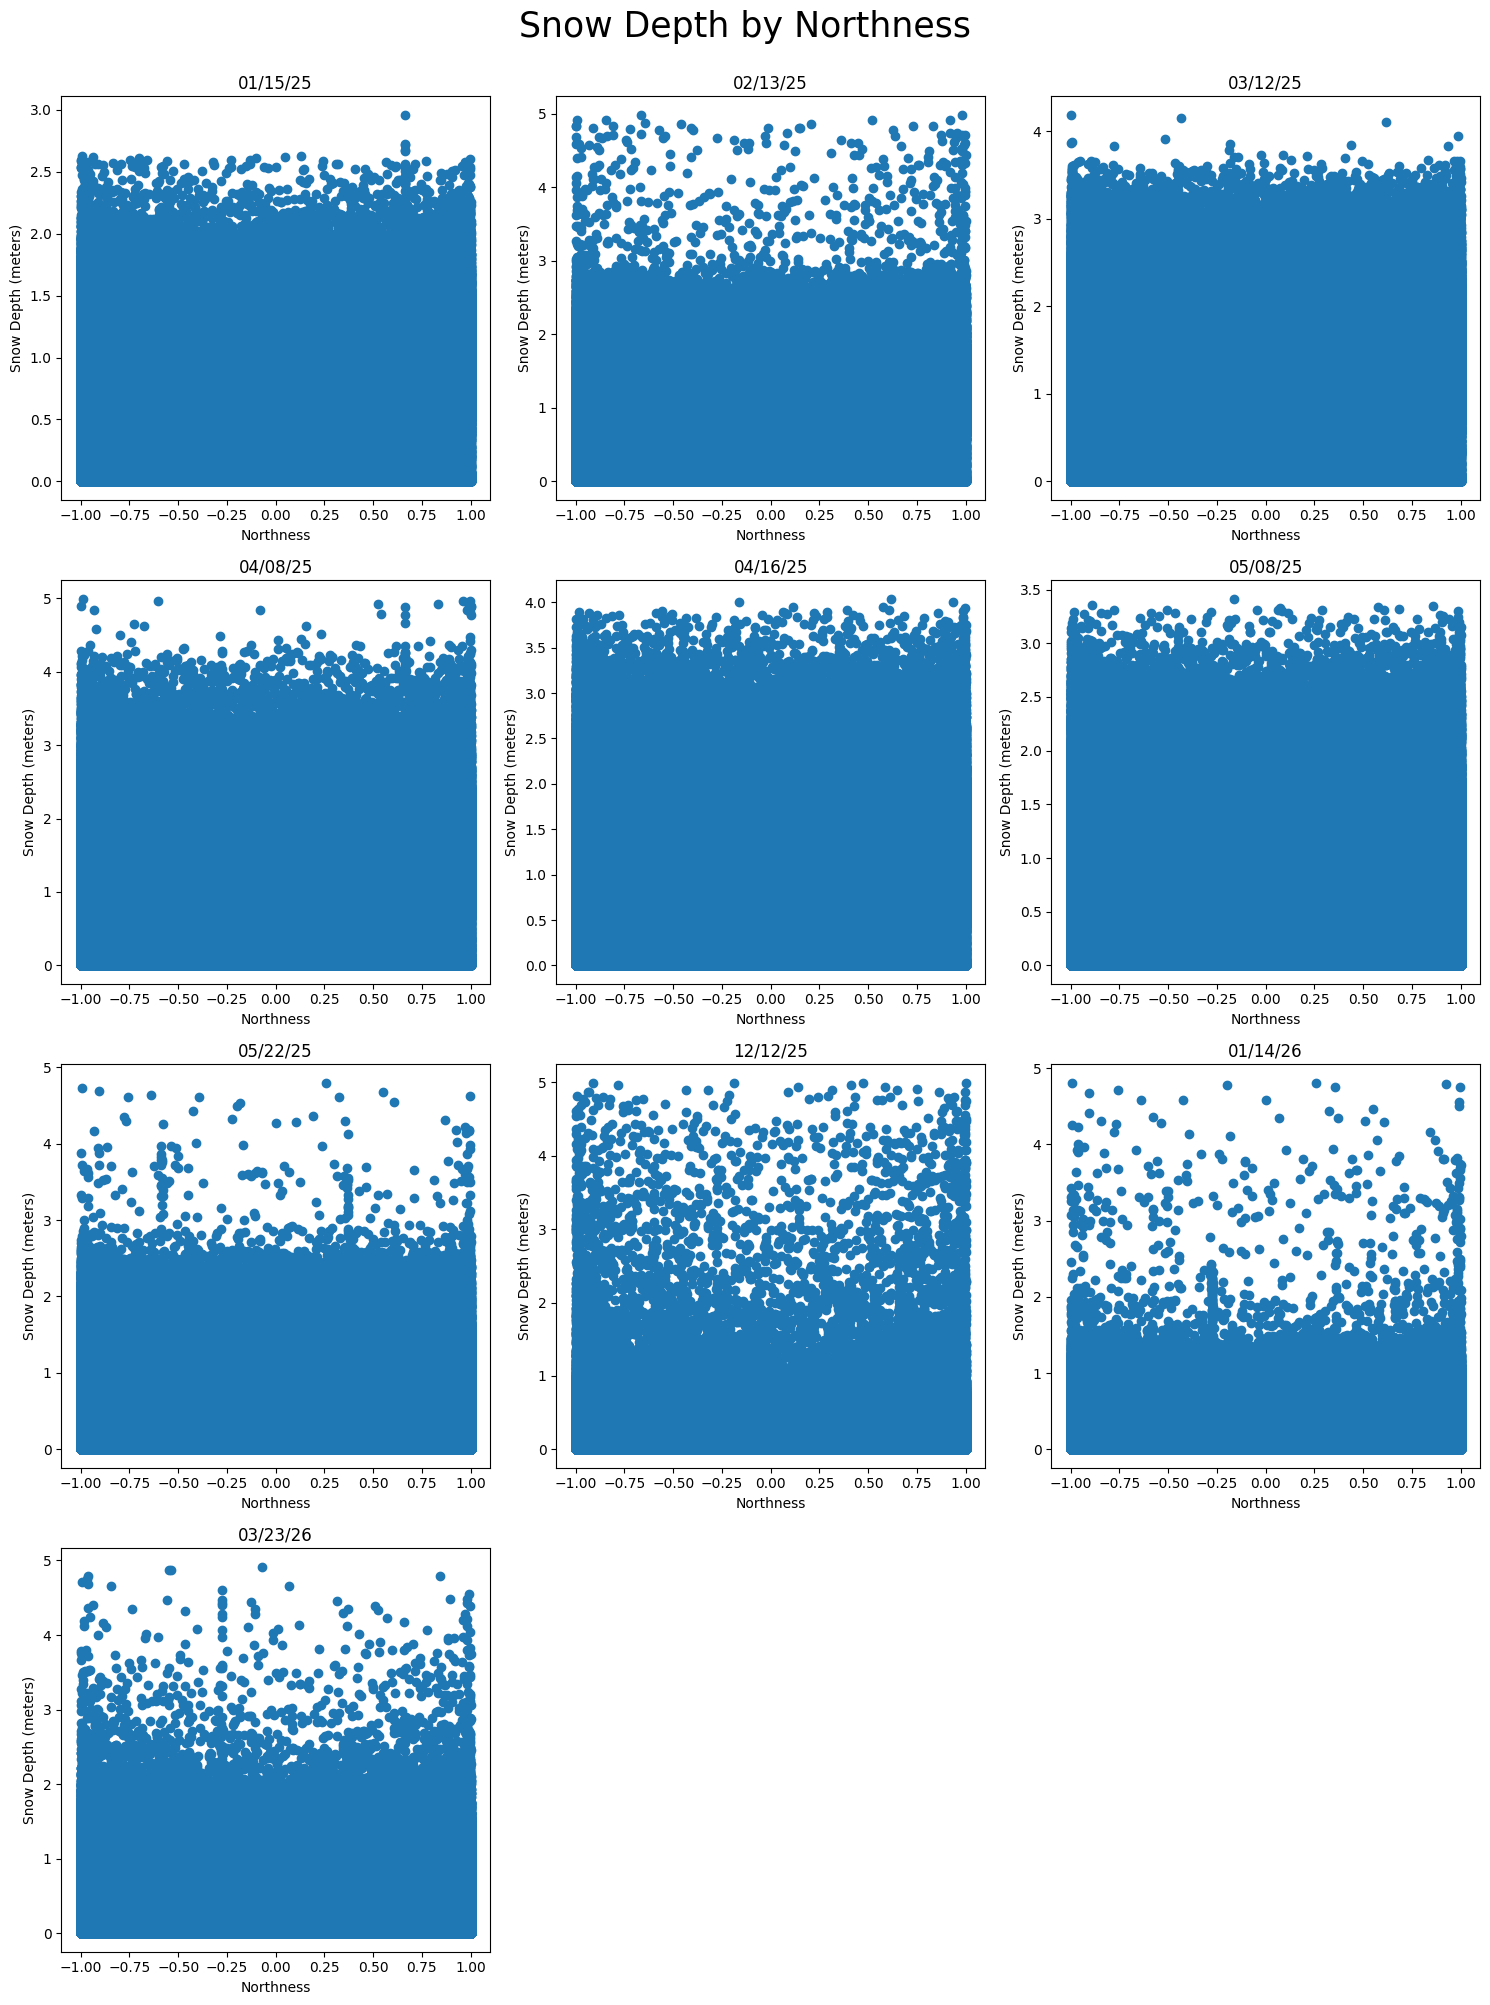
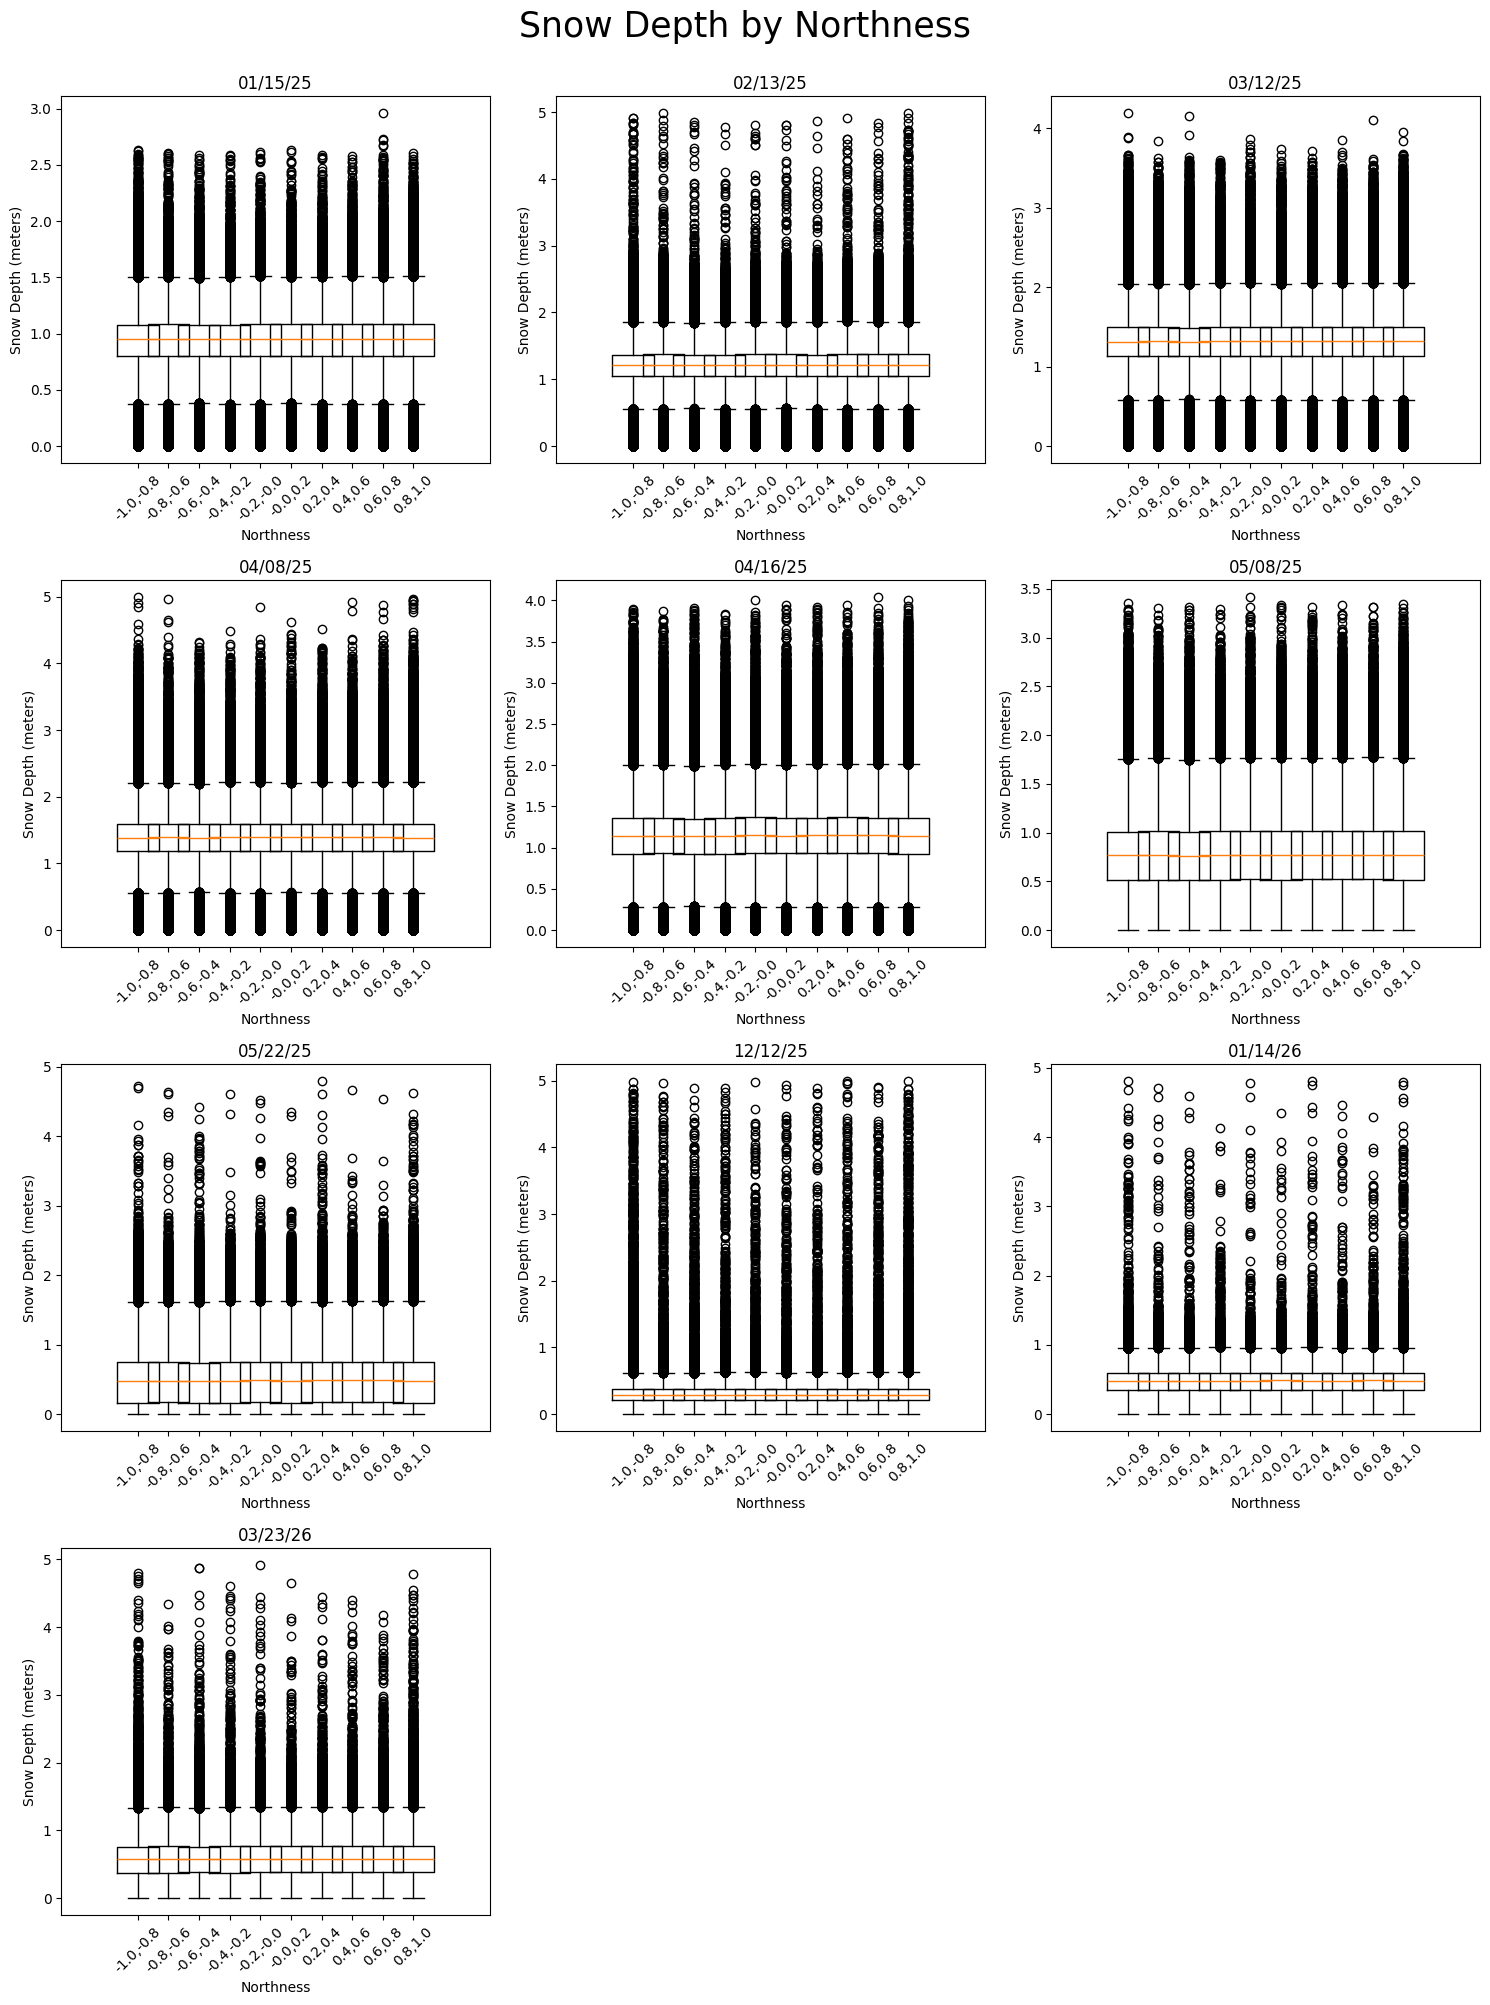
The change to this notebook cell's code, shown as a diff; its figure went from the first image to the second:
--- before
+++ after
@@ -34,5 +34,5 @@
     makeBigPlot("Snow Depth by Burn Severity", plotBurnSeverity)
 
-#Scatter plot of northness.
+#Boxplot of northness.
 if(True):
     def plotNorthness(ax, dem):
@@ -45,6 +45,15 @@
         depths, northnessData = depths[validMask], northnessData[validMask]
 
+        #group depths by northness
+        nCategories = np.arange(-0.8, 1.2, 0.2) #-0.8 to 1 in steps of 0.2
+        groupedDepths = []
+        for cat in nCategories: #meow
+            mask = (northnessData >= (cat - 0.2)) & (northnessData < cat)
+            groupedDepths.append(depths[mask]) #group depths on their range ex: -1, -0.8
+
         #create plot
-        ax.scatter(northnessData, depths)
+        labels = [f"{cat-0.2:.1f},{cat:.1f}" for cat in nCategories] #custom category labels
+        ax.tick_params(axis='x', rotation=45) #rotate labels
+        ax.boxplot(groupedDepths, positions=nCategories, tick_labels = labels)
         ax.set_xlabel("Northness")
         ax.set_ylabel("Snow Depth (meters)")

Commit: converted northhness scatter plot to box plot